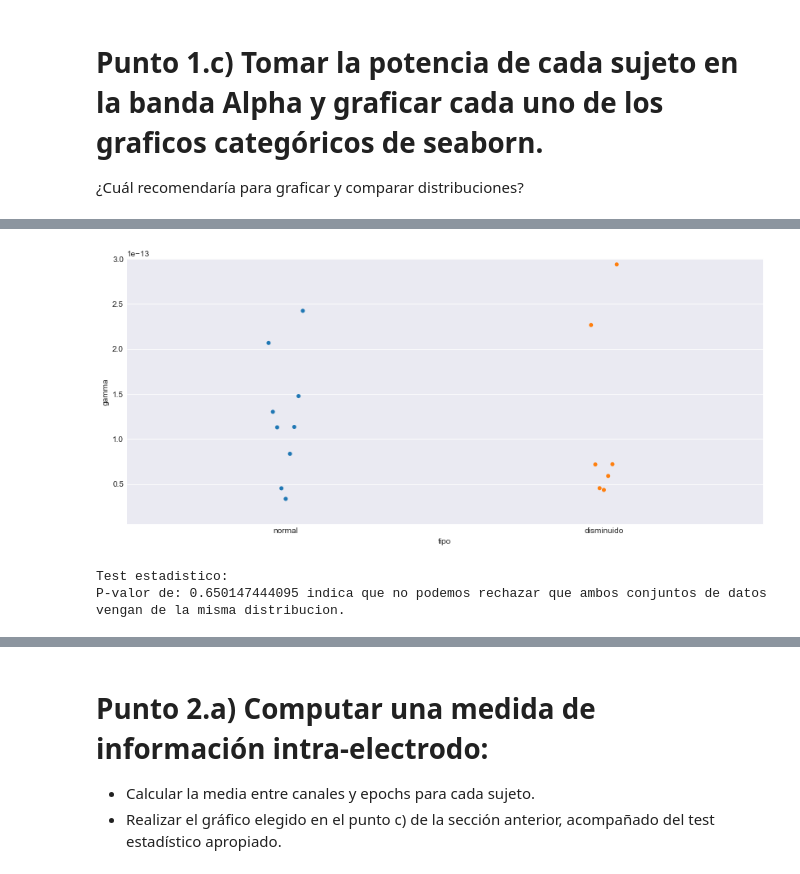
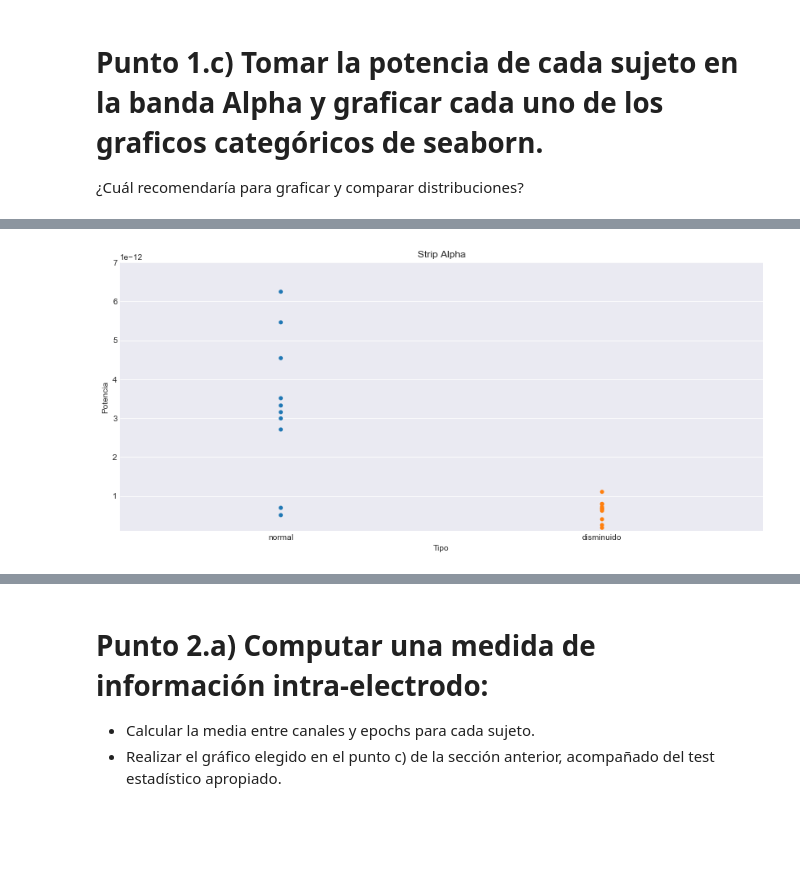
Before and after one commit to lucasputer/CienciaDeDatos, a Jupyter notebook: tp2/TP2.ipynb, the cells around one changed output, grey strips where cells are left out. Cells and saved outputs as stored; diff of their text form; code cells hidden in the pictures; blank space fills up the shorter version.

```diff
--- a/tp2/TP2.ipynb
+++ b/tp2/TP2.ipynb
@@ -394,10 +289,10 @@ P-valor de: 0.325751354479 indica que no podemos rechazar que ambos conjuntos de
-# %%
-sns.swarmplot(x="tipo", y="gamma", data=bandas_frame)
-plt.ylim(5e-15, 3e-13)
-plt.show()
-
-test_ranksum(*get_banda_por_tipo("gamma"))
-# %% [output]
-[figure, removed]
-Test estadistico:
-P-valor de: 0.650147444095 indica que no podemos rechazar que ambos conjuntos de datos vengan de la misma distribucion.
+# %%
+# Strip
+ax = sns.stripplot(data=bandas_frame, y="alpha", x="tipo")
+ax.set_ylabel("Potencia")
+ax.set_xlabel("Tipo")
+ax.set_title("Strip Alpha")
+plt.ylim(1e-13, 7e-12)
+plt.show()
+# %% [output]
+[figure, added]
```
Also changed, not shown: parts of 43 cells of this notebook.
